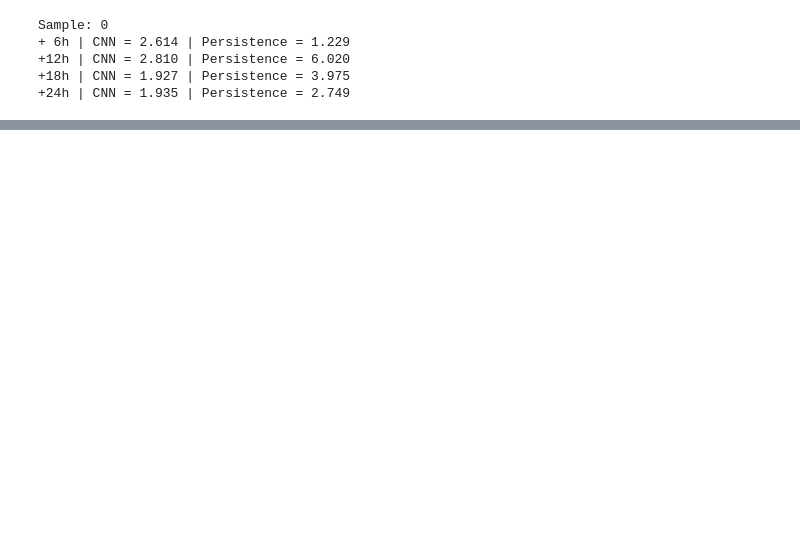
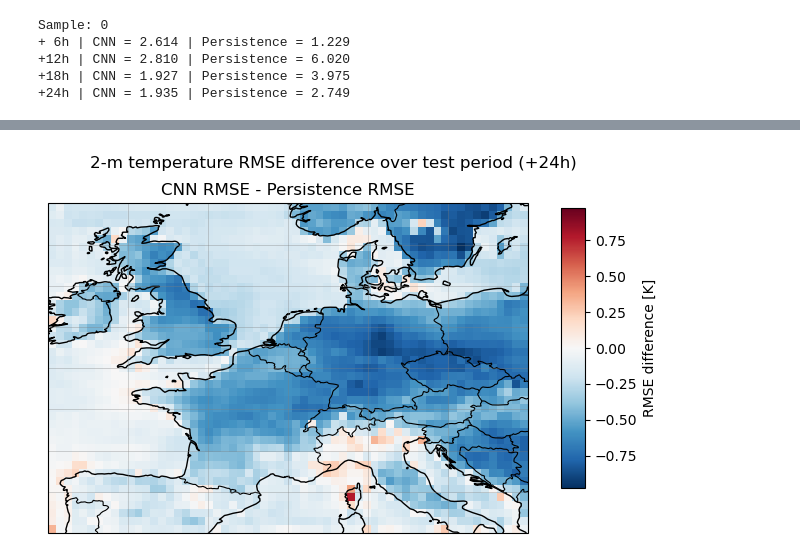
Before and after one commit to awittje/weather-ai-forecast, a Jupyter notebook: notebooks/evaluate_forecast.ipynb, the cells around one changed output, grey strips where cells are left out. Saved outputs shown, nothing was run; the diff lists cells and outputs as text; code cells hidden in the pictures; blank space fills up the shorter version.

```diff
--- a/notebooks/evaluate_forecast.ipynb
+++ b/notebooks/evaluate_forecast.ipynb
@@ -279,0 +328,65 @@ plt.show()
+# %%
+# a plot directly presenting the difference in the RSME shown over the grid
+
+rmse_difference = (
+    results["rmse_difference"][horizon]
+)
+
+# Symmetric colour scale around zero
+vmax = np.max(np.abs(rmse_difference))
+
+norm = mcolors.TwoSlopeNorm(
+    vmin=-vmax,
+    vcenter=0,
+    vmax=vmax
+)
+
+fig, ax = plt.subplots(
+    1, 1,
+    figsize=(6, 4),
+    subplot_kw={"projection": ccrs.PlateCarree()}
+)
+
+pos1 = ax.imshow(
+    rmse_difference,
+    cmap=plt.cm.RdBu_r,
+    norm=norm,
+    extent=extent,
+    origin="upper",
+    aspect="auto"
+)
+
+ax.set_title("CNN RMSE - Persistence RMSE")
+
+ax.coastlines()
+ax.add_feature(cfeature.BORDERS, linewidth=0.8)
+
+ax.set_xlabel("Longitude")
+ax.set_ylabel("Latitude")
+
+ax.gridlines(
+    draw_labels=False,
+    linewidth=0.5,
+    color='gray',
+    alpha=0.5,
+    linestyle='-'
+)
+
+# Colour bar
+cbar_ax = fig.add_axes([0.88, 0.15, 0.04, 0.7])
+
+fig.colorbar(
+    pos1,
+    label="RMSE difference [K]",
+    cax=cbar_ax
+)
+
+fig.tight_layout(rect=[0, 0, 0.85, 0.95])
+
+fig.suptitle(
+    f"2-m temperature RMSE difference over test period (+{[6,12,18,24][horizon]}h)"
+)
+
+plt.show()
+# %% [output]
+[figure, added]
```
Also changed, not shown: parts of 23 cells of this notebook, 2 other files.
